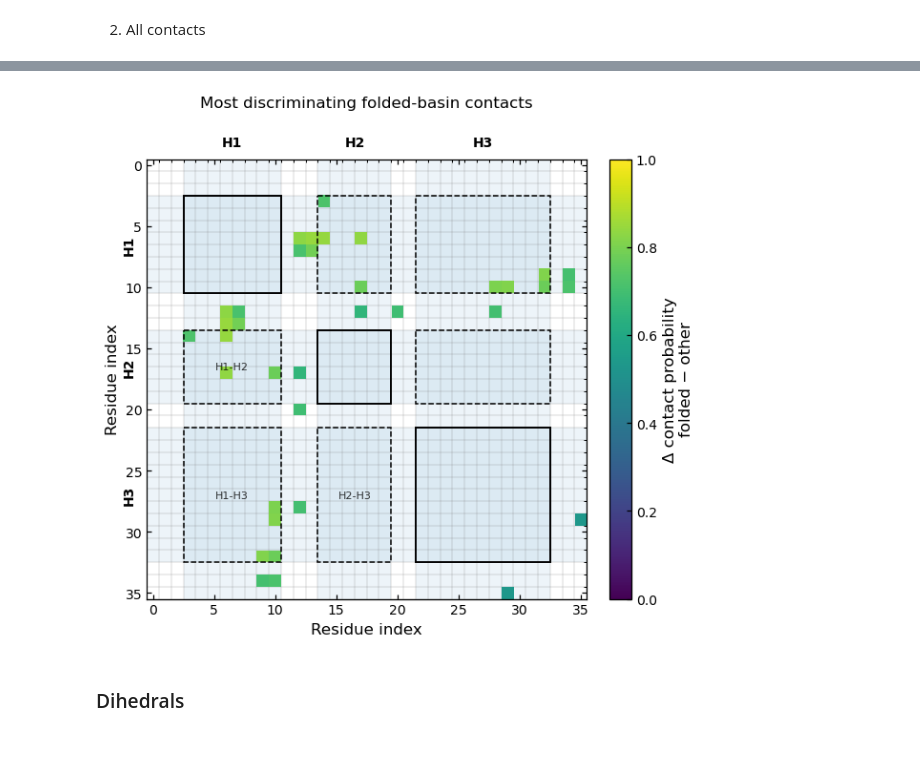
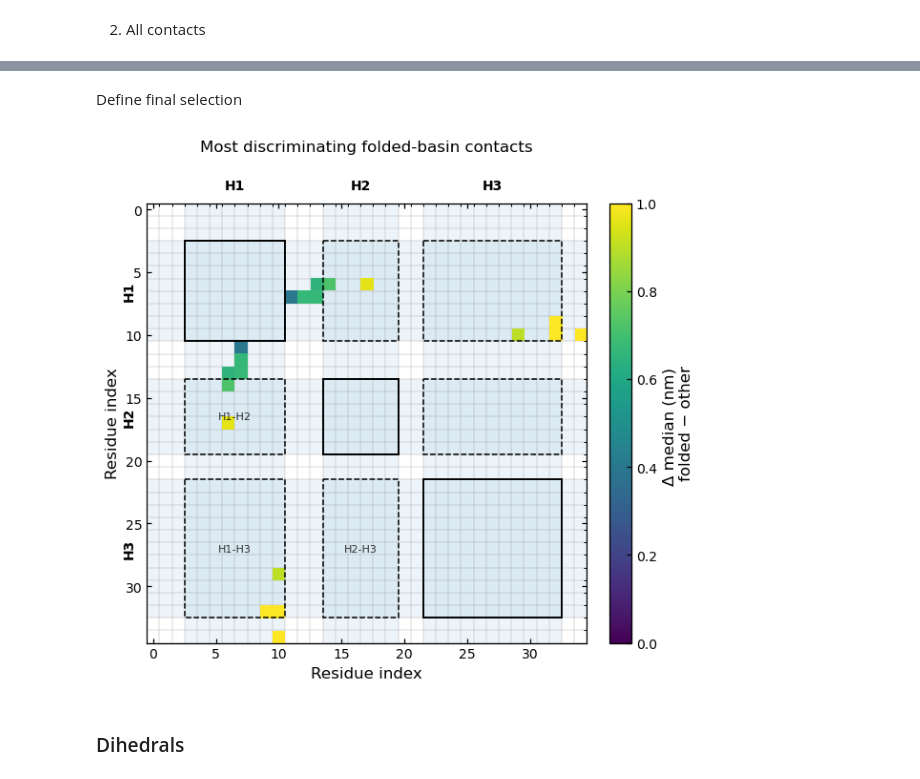
Before and after one commit to miriamzara/MSM, a Jupyter notebook: root/notebooks/step_4_NEW_analysis.ipynb, the cells around one changed output, grey strips where cells are left out. Drawn from its saved outputs; the diff is of its cells as text; code cells hidden in the pictures; blank space fills up the shorter version.

```diff
--- a/root/notebooks/step_4_NEW_analysis.ipynb
+++ b/root/notebooks/step_4_NEW_analysis.ipynb
@@ -940,3 +929,5 @@ def summarize_contact_array(x, cutoff):
         "iqr": np.quantile(x, 0.75) - np.quantile(x, 0.25),
         "formed_fraction": np.mean(x < cutoff),
     }
+
+contact_cutoff = 0.6 # nm
@@ -1027,7 +934,6 @@ for k, pair in enumerate(core_contact_labels):
 # %% [markdown]
 2. All contacts
 # %%
-contact_cutoff = 0.8  # nm
 contact_rows = []
 
 for k, pair in enumerate(contacts_index):
@@ -1056,8 +962,8 @@ for k, pair in enumerate(contacts_index):
         "formed_fraction_other": other_stats["formed_fraction"],
     }
 
-    row["delta_mean_other_minus_folded"] = row["mean_other"] - row["mean_folded"]
-    row["delta_formed_folded_minus_other"] = (
+    row["delta_mean"] = row["mean_other"] - row["mean_folded"]
+    row["delta_fraction"] = (
         row["formed_fraction_folded"] - row["formed_fraction_other"]
     )
 
@@ -1066,6 +972,6 @@ for k, pair in enumerate(contacts_index):
 all_contact_df = pd.DataFrame(contact_rows)
 
 all_contact_df = all_contact_df.sort_values(
-    "delta_formed_folded_minus_other",
+    "delta_fraction",
     ascending=False
 )
@@ -1164,12 +1046,0 @@ most_different_contacts
-# %%
-n_res = int(max(contacts_index.max(), 35)) + 1
-
-contact_map_delta = np.full((n_res, n_res), np.nan)
-
-for _, row in all_contact_df.iterrows():
-    i = int(row["res_i"])
-    j = int(row["res_j"])
-    value = row["delta_formed_folded_minus_other"]
-
-    contact_map_delta[i, j] = value
-    contact_map_delta[j, i] = value
@@ -1176,14 +1130,17 @@ for _, row in all_contact_df.iterrows():
+# %% [markdown]
+Define final selection
 # %%
+n_res = 35
 
 from matplotlib.patches import Rectangle
 
 # Build filtered contact map
 contact_map_filtered = np.full((n_res, n_res), np.nan)
 
-for _, row in most_different_contacts.iterrows():
+for _, row in ranked_contacts_robust.iterrows():
     i = int(row["res_i"])
     j = int(row["res_j"])
-    value = row["delta_formed_folded_minus_other"]
+    value = row["median_other"] - row["median_folded"]
 
     contact_map_filtered[i, j] = value
     contact_map_filtered[j, i] = value
@@ -1310,35 +1267,37 @@ for idx_a, (h1, (s1, e1)) in enumerate(helix_items):
         ax.text(
             (s1 + e1) / 2,
             (s2 + e2) / 2,
             f"{h1}-{h2}",
             ha="center",
             va="center",
             fontsize=8,
             alpha=0.8,
             zorder=5
         )
 
 # --- axes ---
 ax.set_xlim(-0.5, n_res - 0.5)
 ax.set_ylim(n_res - 0.5, -0.5)  # keeps residue 0 at top, like your current plot
 ax.set_aspect("equal")
 
 ax.set_xlabel("Residue index")
 ax.set_ylabel("Residue index")
 ax.set_title("Most discriminating folded-basin contacts", y = 1.1)
 
 # Cleaner tick spacing
 major_ticks = np.arange(0, n_res, 5)
 ax.set_xticks(major_ticks)
 ax.set_yticks(major_ticks)
 
 # Colorbar
 cbar = fig.colorbar(im, ax=ax, fraction=0.046, pad=0.04)
-cbar.set_label("Δ contact probability\nfolded − other")
+cbar.set_label("Δ median (nm) \nfolded − other")
 
 plt.tight_layout()
+plt.savefig("output_figures/folded_basin_contact_map_report.pdf", bbox_inches="tight")
+plt.savefig("output_figures/folded_basin_contact_map_report.png", dpi=600, bbox_inches="tight")
 # %% [output]
-[figure, old version]
+[figure, new version]
 # %% [markdown]
 ### Dihedrals
 # %%
```
Also changed, not shown: parts of 17 cells of this notebook, 4 other files.
